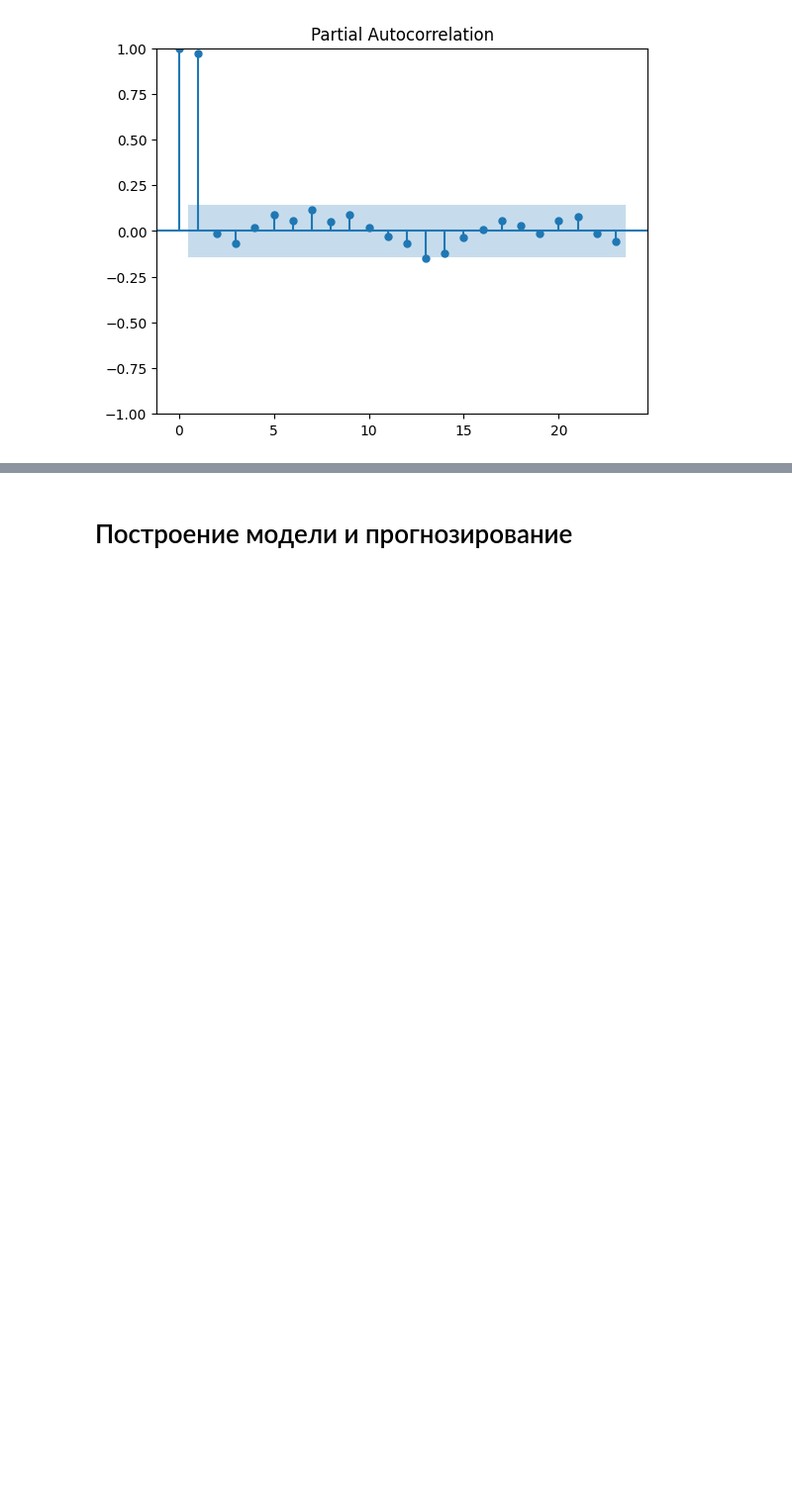
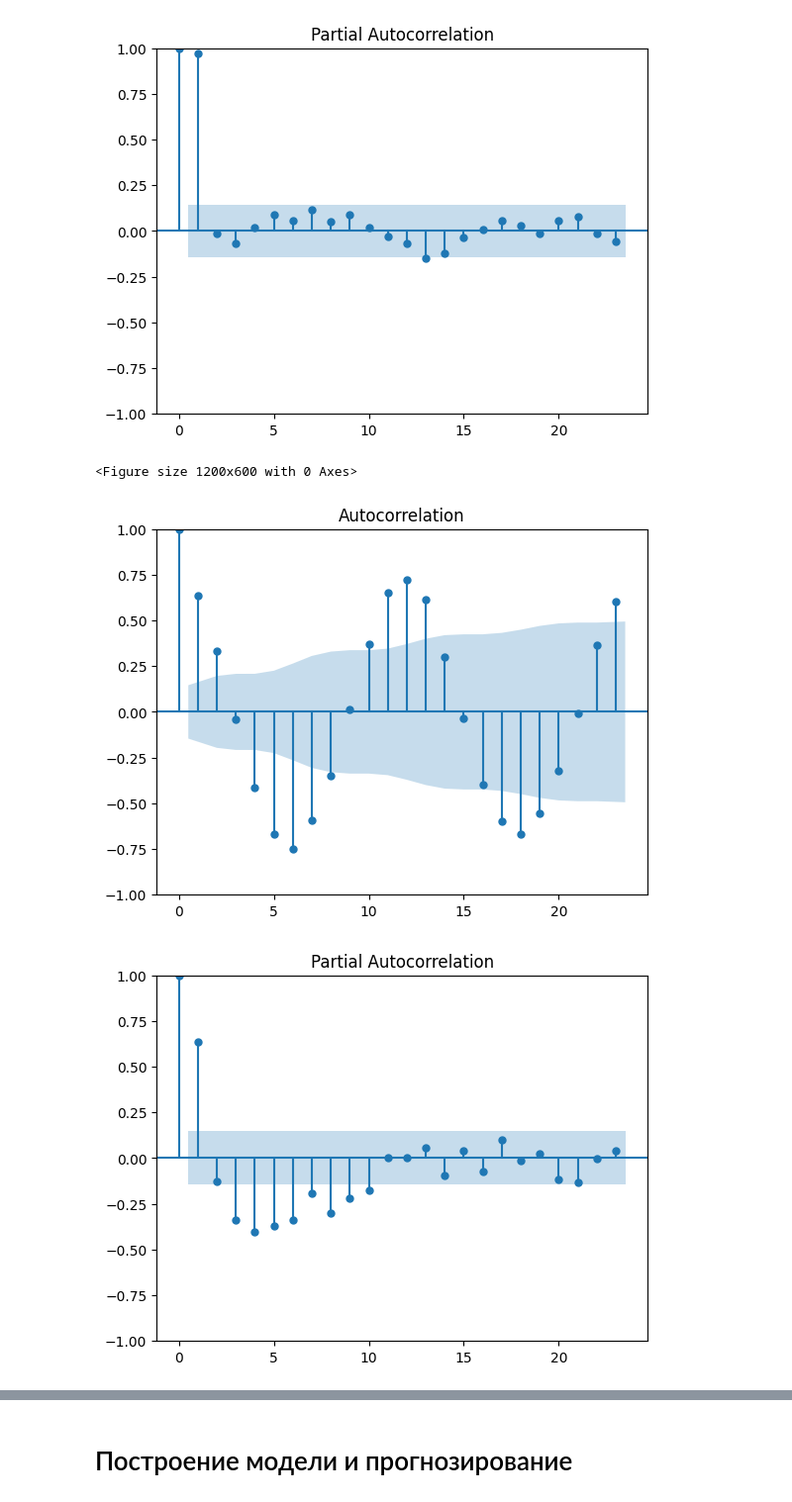
Before and after one commit to FV4005-Stage-II/Computer-technologies-for-data-analysis-and-processing, a Jupyter notebook: main.ipynb, the cells around one changed output, grey strips where cells are left out. Shown at 99% size. Saved outputs shown, nothing was run; the diff lists cells and outputs as text; code cells hidden in the pictures; blank space fills up the shorter version.

```diff
--- a/main.ipynb
+++ b/main.ipynb
@@ -245,3 +275,29 @@ plt.show() тренд сезон авторегрс
 # %% [output]
 [figure]
 [figure]
+# %%
+# Декомпозиция временного ряда (аддитивная модель)
+decomposition = seasonal_decompose(tsData, model='additive')
+
+# Трендовая составляющая
+trend = decomposition.trend.dropna()
+
+# Сезонная составляющая
+seasonal = decomposition.seasonal.dropna()
+
+# Остатки (шум)
+residual = decomposition.resid.dropna()
+
+# Оставляем ряд без тренда (вычитаем тренд)
+detrended = tsData - trend
+detrended = detrended.dropna()  # Убираем пропуски
+
+# ACF и PACF для ряда без тренда
+plt.figure(figsize=(12, 6))
+plot_acf(detrended, lags=23)
+plot_pacf(detrended, lags=23)
+plt.show()
+# %% [output]
+<Figure size 1200x600 with 0 Axes>
+[figure, added]
+[figure, added]
```
Also changed, not shown: parts of 8 cells of this notebook.
